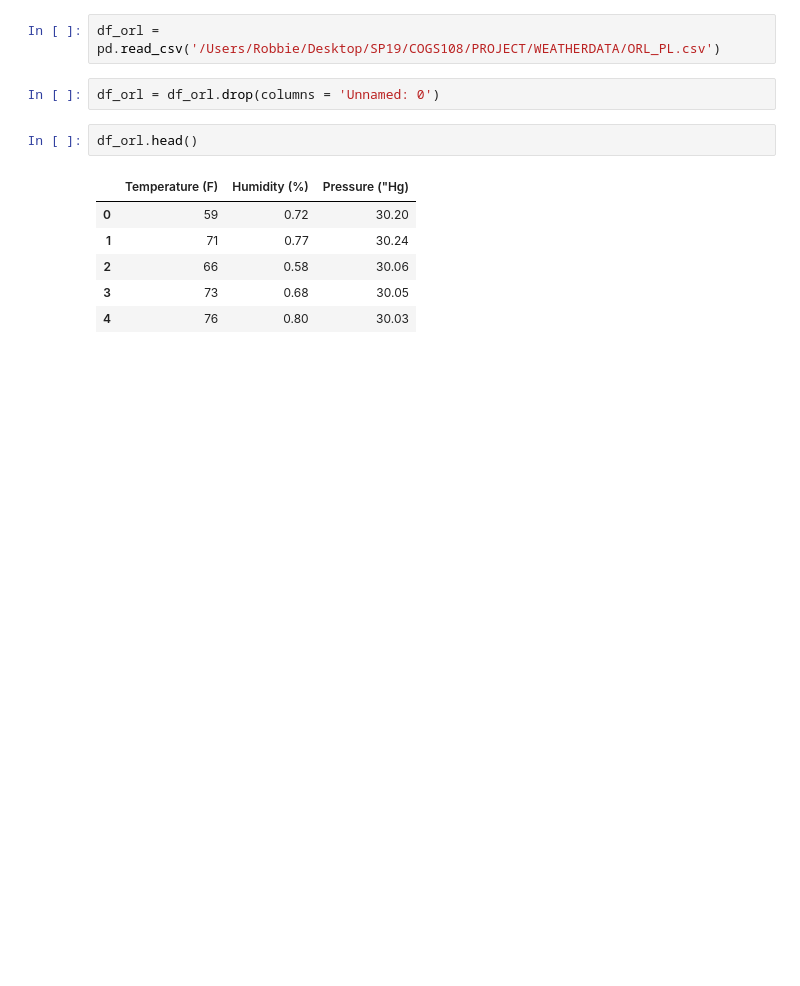
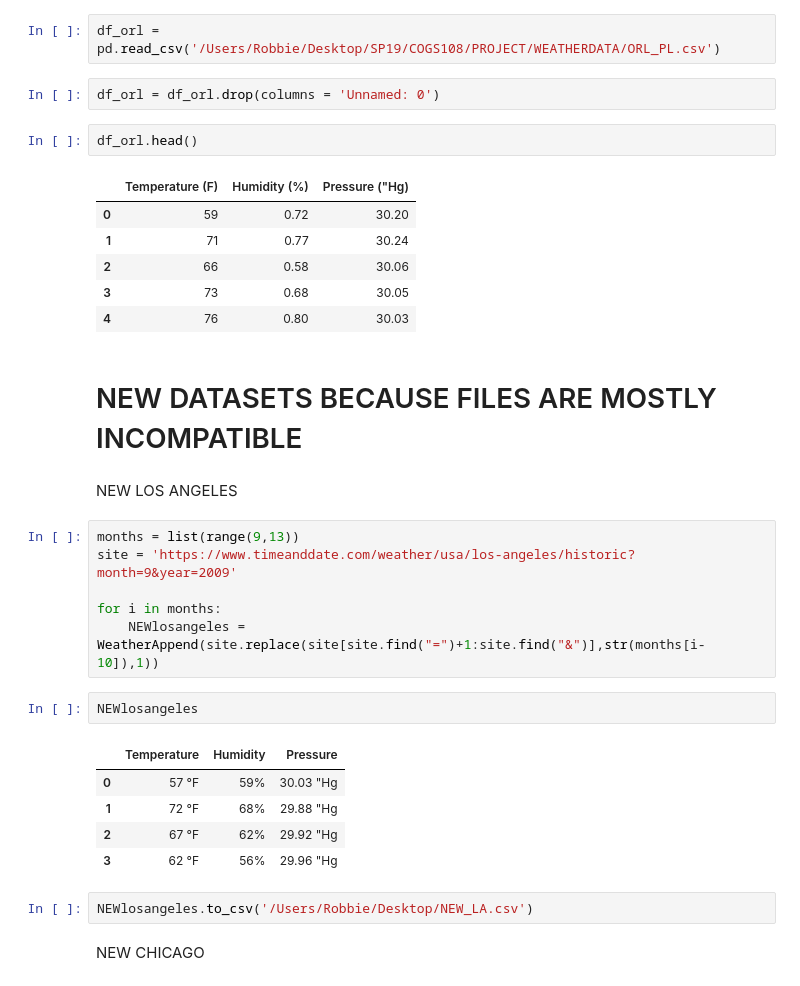
Before and after one commit to adamxkabbara/Paradise-Lost, a Jupyter notebook: Weather Webscraping.ipynb, the cells around one changed output. Drawn from its saved outputs; the diff is of its cells as text; blank space fills up the shorter version.

```diff
--- a/Weather Webscraping.ipynb
+++ b/Weather Webscraping.ipynb
@@ -168,3 +168,25 @@ df_orl.head()
 | 2 | 66 | 0.58 | 30.06 |
 | 3 | 73 | 0.68 | 30.05 |
 | 4 | 76 | 0.80 | 30.03 |
+# %% [markdown]
+# NEW DATASETS BECAUSE FILES ARE MOSTLY INCOMPATIBLE
+# %% [markdown]
+NEW LOS ANGELES
+# %%
+months = list(range(9,13))
+site = 'https://www.timeanddate.com/weather/usa/los-angeles/historic?month=9&year=2009'
+
+for i in months:
+    NEWlosangeles = WeatherAppend(site.replace(site[site.find("=")+1:site.find("&")],str(months[i-10]),1))
+# %%
+NEWlosangeles
+# %% [output]
+|  | Temperature | Humidity | Pressure |
+| 0 | 57 °F | 59% | 30.03 "Hg |
+| 1 | 72 °F | 68% | 29.88 "Hg |
+| 2 | 67 °F | 62% | 29.92 "Hg |
+| 3 | 62 °F | 56% | 29.96 "Hg |
+# %%
+NEWlosangeles.to_csv('/Users/Robbie/Desktop/NEW_LA.csv')
+# %% [markdown]
+NEW CHICAGO
```
Also changed, not shown: parts of 52 cells of this notebook, 11 other files.
